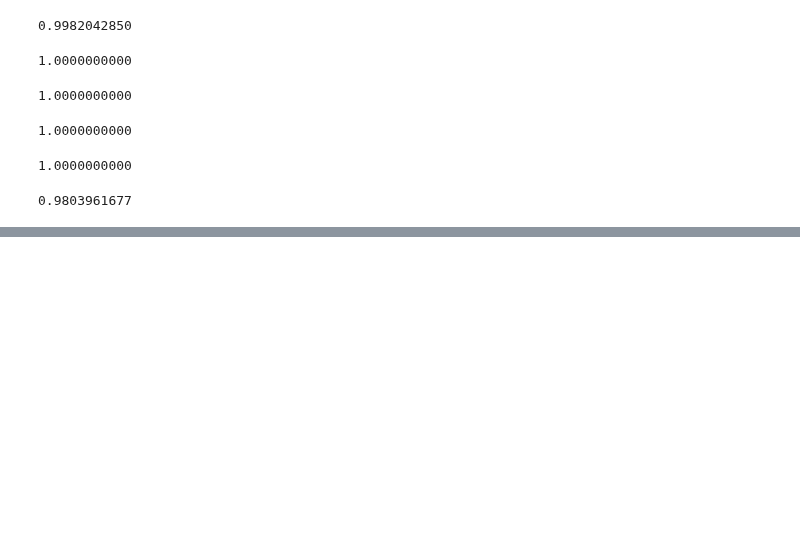
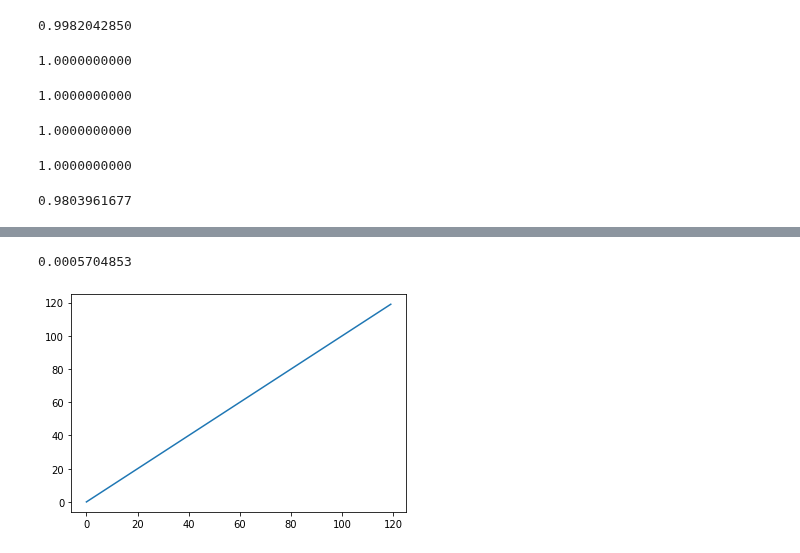
Before and after one commit to ai4sre/meltria-analyzer, a Jupyter notebook: notebooks/liner_trend.ipynb, the cells around one changed output, grey strips where cells are left out. Drawn from its saved outputs; the diff is of its cells as text; code cells hidden in the pictures; blank space fills up the shorter version.

```diff
--- a/notebooks/liner_trend.ipynb
+++ b/notebooks/liner_trend.ipynb
@@ -54,0 +122,7 @@ np.diff(series)
+# %%
+dummy_series = [ i for i in range(120) ]
+plt.plot(dummy_series)
+print(f"{adfuller(dummy_series, regression='c', maxlag=1)[1]:.10f}") # p_value
+# %% [output]
+0.0005704853
+[figure, added]
```
Also changed, not shown: parts of 26 cells of this notebook.
